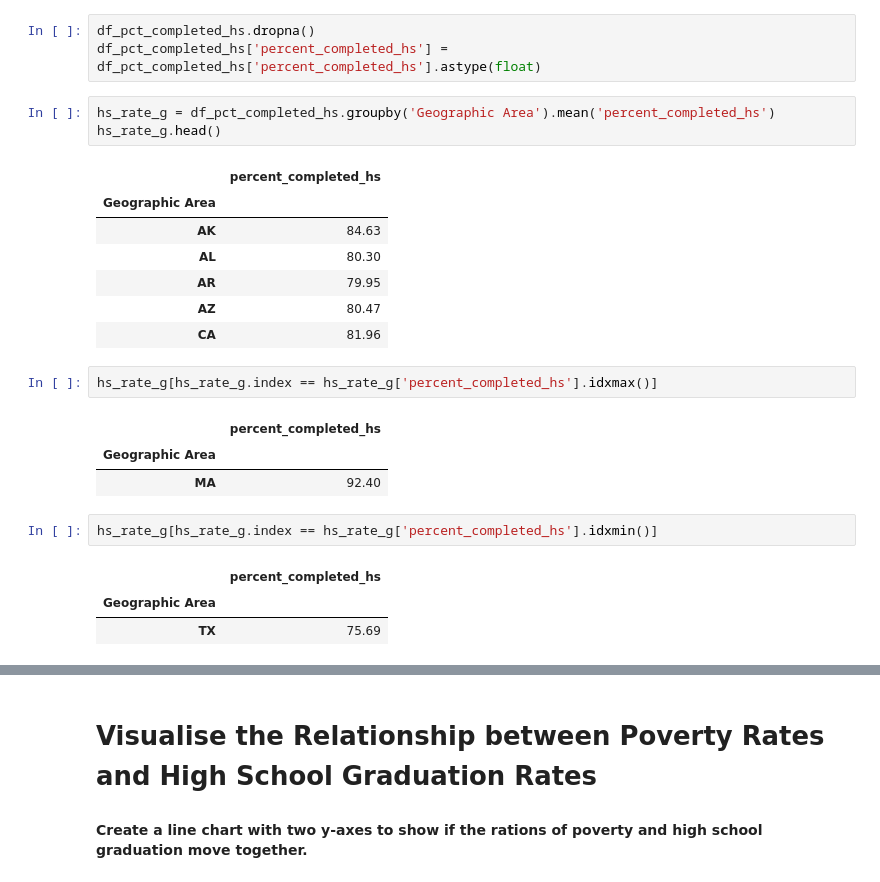
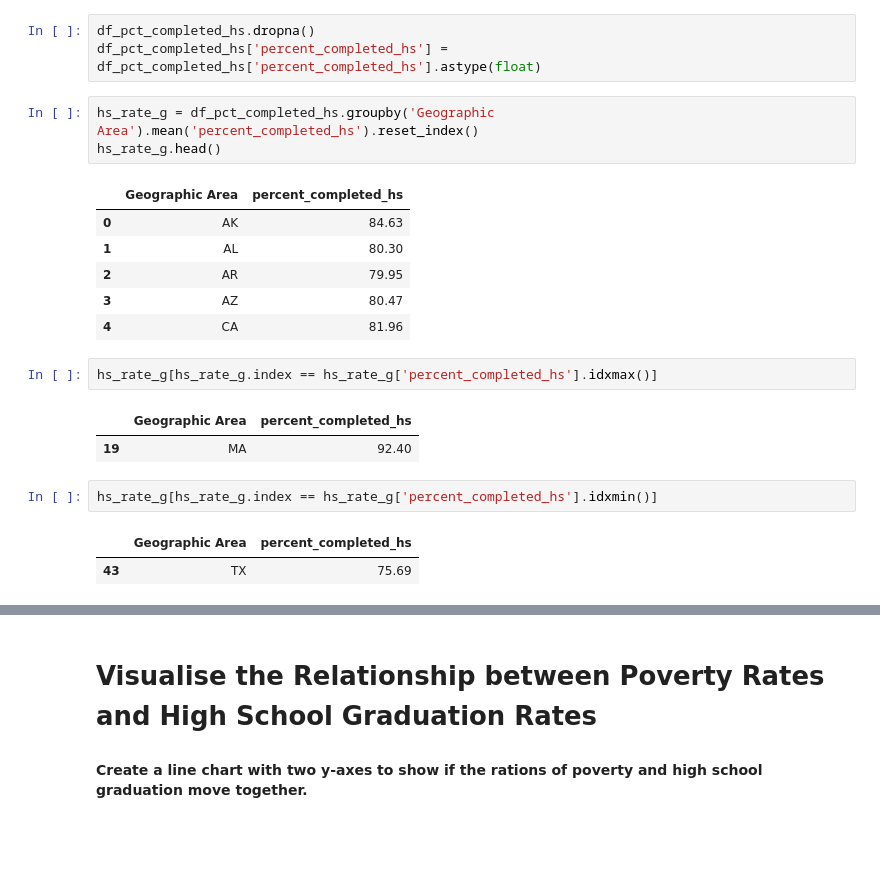
Before and after one commit to Bill-khk/Data-analysis, a Jupyter notebook: FatalForce/Fatal_Force.ipynb, the cells around one changed output, grey strips where cells are left out. Saved outputs shown, nothing was run; the diff lists cells and outputs as text; blank space fills up the shorter version.

```diff
--- a/FatalForce/Fatal_Force.ipynb
+++ b/FatalForce/Fatal_Force.ipynb
@@ -204,27 +200,24 @@ df_pct_completed_hs['percent_completed_hs'] = df_pct_completed_hs['percent_compl
 df_pct_completed_hs.dropna()
 df_pct_completed_hs['percent_completed_hs'] = df_pct_completed_hs['percent_completed_hs'].astype(float)
 # %%
-hs_rate_g = df_pct_completed_hs.groupby('Geographic Area').mean('percent_completed_hs')
+hs_rate_g = df_pct_completed_hs.groupby('Geographic Area').mean('percent_completed_hs').reset_index()
 hs_rate_g.head()
 # %% [output]
-|  | percent_completed_hs |
-| Geographic Area |  |
-| AK | 84.63 |
-| AL | 80.30 |
-| AR | 79.95 |
-| AZ | 80.47 |
-| CA | 81.96 |
+|  | Geographic Area | percent_completed_hs |
+| 0 | AK | 84.63 |
+| 1 | AL | 80.30 |
+| 2 | AR | 79.95 |
+| 3 | AZ | 80.47 |
+| 4 | CA | 81.96 |
 # %%
 hs_rate_g[hs_rate_g.index == hs_rate_g['percent_completed_hs'].idxmax()]
 # %% [output]
-|  | percent_completed_hs |
-| Geographic Area |  |
-| MA | 92.40 |
+|  | Geographic Area | percent_completed_hs |
+| 19 | MA | 92.40 |
 # %%
 hs_rate_g[hs_rate_g.index == hs_rate_g['percent_completed_hs'].idxmin()]
 # %% [output]
-|  | percent_completed_hs |
-| Geographic Area |  |
-| TX | 75.69 |
+|  | Geographic Area | percent_completed_hs |
+| 43 | TX | 75.69 |
 # %%
 hs_rate_g.sort_values(by='percent_completed_hs', ascending=False, inplace=True)
```
Also changed, not shown: parts of 5 cells of this notebook.
